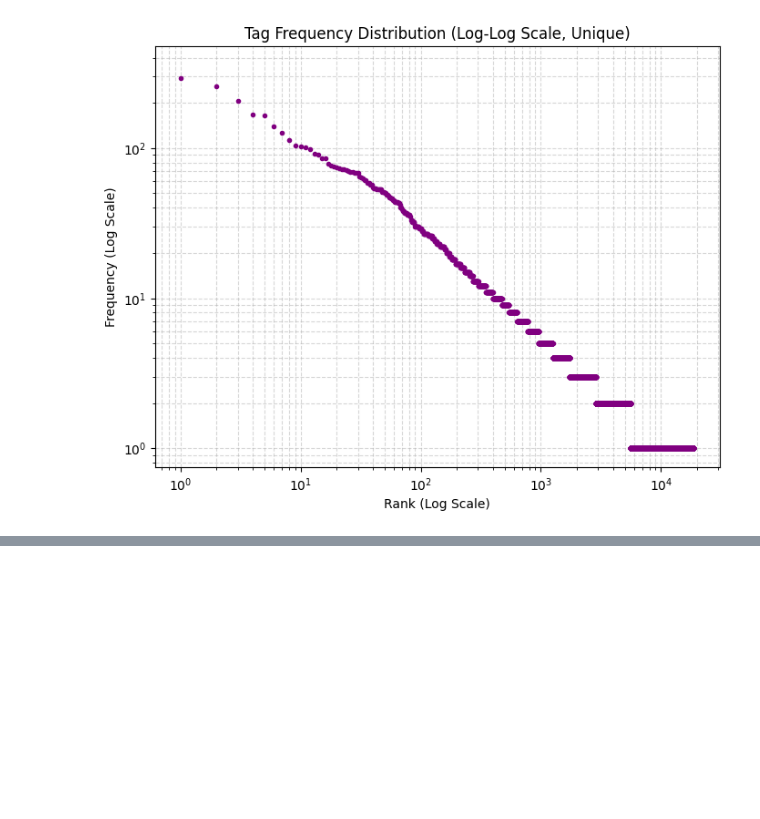
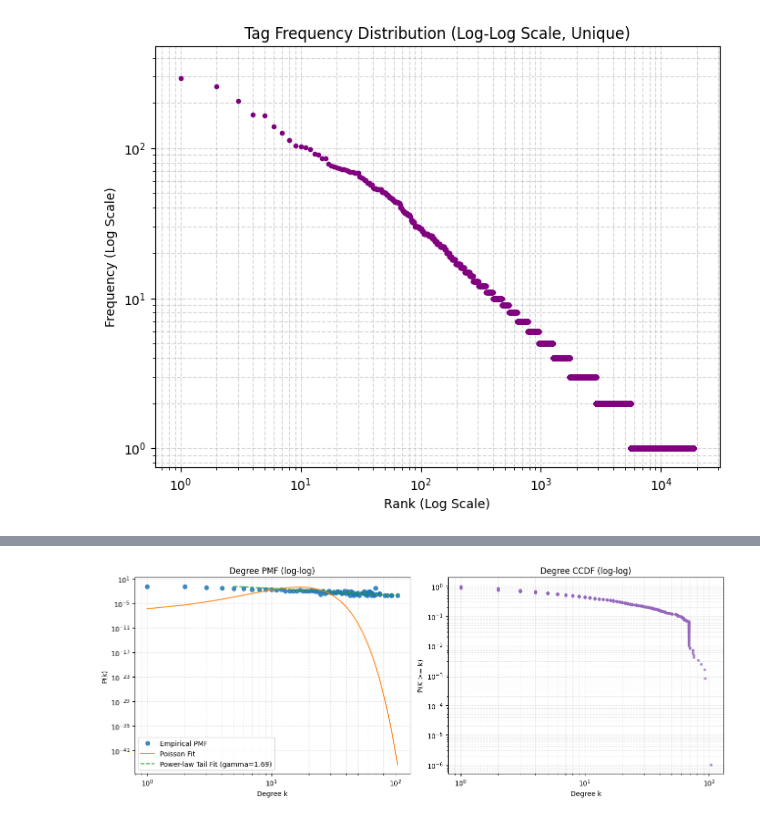
Before and after one commit to kelloc02/ECE227_final_project, a Jupyter notebook: notebook.ipynb, the cells around one changed output, grey strips where cells are left out. Cells and saved outputs as stored; diff of their text form; code cells hidden in the pictures; blank space fills up the shorter version.

```diff
--- a/notebook.ipynb
+++ b/notebook.ipynb
@@ -588,0 +756,80 @@ print(f"\n计算完成！耗时: {time.time() - start_time:.2f} 秒")
+# %%
+import math
+import numpy as np
+import matplotlib.pyplot as plt
+
+# ==========================================
+# Additional Analysis C: Degree distribution deep dive
+# Power-law vs Poisson
+# ==========================================
+if 'G_core' not in globals():
+    raise RuntimeError('Please run the cell that creates G_core first.')
+
+degrees = np.array([d for _, d in G_core.degree()])
+k_vals, counts = np.unique(degrees, return_counts=True)
+p_emp = counts / counts.sum()
+
+# Poisson fit (lambda = mean degree)
+lam = degrees.mean()
+log_fact = np.array([math.lgamma(int(k) + 1) for k in k_vals], dtype=float)
+log_poi = k_vals * np.log(lam) - lam - log_fact
+p_poi_raw = np.exp(log_poi)
+p_poi = p_poi_raw / p_poi_raw.sum()
+
+# Power-law fit (discrete tail approximation)
+kmin = 5
+tail = degrees[degrees >= kmin]
+if len(tail) < 30:
+    raise RuntimeError(f'Tail sample too small (len={len(tail)}). Try a smaller kmin.')
+gamma_hat = 1 + len(tail) / np.sum(np.log(tail / (kmin - 0.5)))
+k_tail = k_vals[k_vals >= kmin]
+emp_tail = p_emp[k_vals >= kmin]
+emp_tail = emp_tail / emp_tail.sum()
+
+p_pl_raw = k_tail.astype(float) ** (-gamma_hat)
+p_pl = p_pl_raw / p_pl_raw.sum()
+
+# Compare model errors on tail
+poi_tail = p_poi[k_vals >= kmin]
+poi_tail = poi_tail / poi_tail.sum()
+
+ks_pl = np.max(np.abs(np.cumsum(emp_tail) - np.cumsum(p_pl)))
+ks_poi = np.max(np.abs(np.cumsum(emp_tail) - np.cumsum(poi_tail)))
+
+print('--- Degree Distribution Model Check (Tail) ---')
+print(f'Core graph nodes: {G_core.number_of_nodes()}, edges: {G_core.number_of_edges()}')
+print(f'Mean degree (lambda for Poisson): {lam:.4f}')
+print(f'Power-law kmin: {kmin}, fitted gamma: {gamma_hat:.4f}')
+print(f'KS distance (Power-law): {ks_pl:.4f}')
+print(f'KS distance (Poisson): {ks_poi:.4f}')
+
+if ks_pl < ks_poi:
+    print('Conclusion: Tail behavior is closer to Power-law than Poisson.')
+else:
+    print('Conclusion: Tail is not clearly better fit by Power-law; further tests are needed.')
+
+# Visualization: PMF comparison + CCDF
+fig, axes = plt.subplots(1, 2, figsize=(13, 5))
+
+axes[0].loglog(k_vals, p_emp, 'o', label='Empirical PMF', alpha=0.85)
+axes[0].loglog(k_vals, p_poi, '-', label='Poisson Fit', alpha=0.9)
+axes[0].loglog(k_tail, p_pl * (emp_tail.sum()), '--', label=f'Power-law Tail Fit (gamma={gamma_hat:.2f})', alpha=0.95)
+axes[0].set_title('Degree PMF (log-log)')
+axes[0].set_xlabel('Degree k')
+axes[0].set_ylabel('P(k)')
+axes[0].legend()
+axes[0].grid(True, which='both', ls='--', alpha=0.3)
+
+deg_sorted = np.sort(degrees)
+ccdf_y = 1.0 - (np.arange(1, len(deg_sorted) + 1) / len(deg_sorted))
+axes[1].loglog(deg_sorted, np.maximum(ccdf_y, 1e-6), '.', alpha=0.7, color='tab:purple')
+axes[1].set_title('Degree CCDF (log-log)')
+axes[1].set_xlabel('Degree k')
+axes[1].set_ylabel('P(K >= k)')
+axes[1].grid(True, which='both', ls='--', alpha=0.3)
+
+plt.tight_layout()
+plt.savefig('10_degree_distribution_fit.png', dpi=300, bbox_inches='tight')
+print('Saved figure: 10_degree_distribution_fit.png')
+plt.show()
+# %% [output]
@@ -588,0 +844 @@ print(f"\n计算完成！耗时: {time.time() - start_time:.2f} 秒")
+[figure, added]
```
Also changed, not shown: parts of 11 cells of this notebook.
